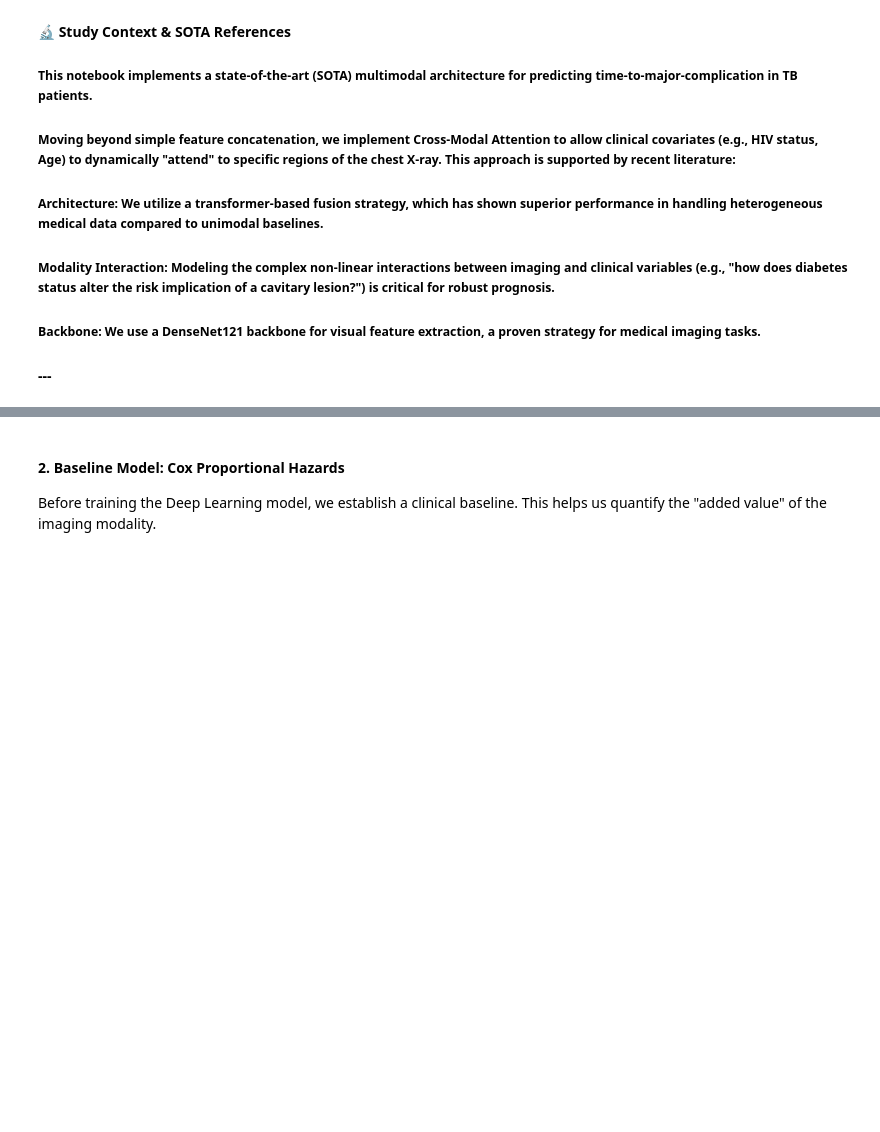
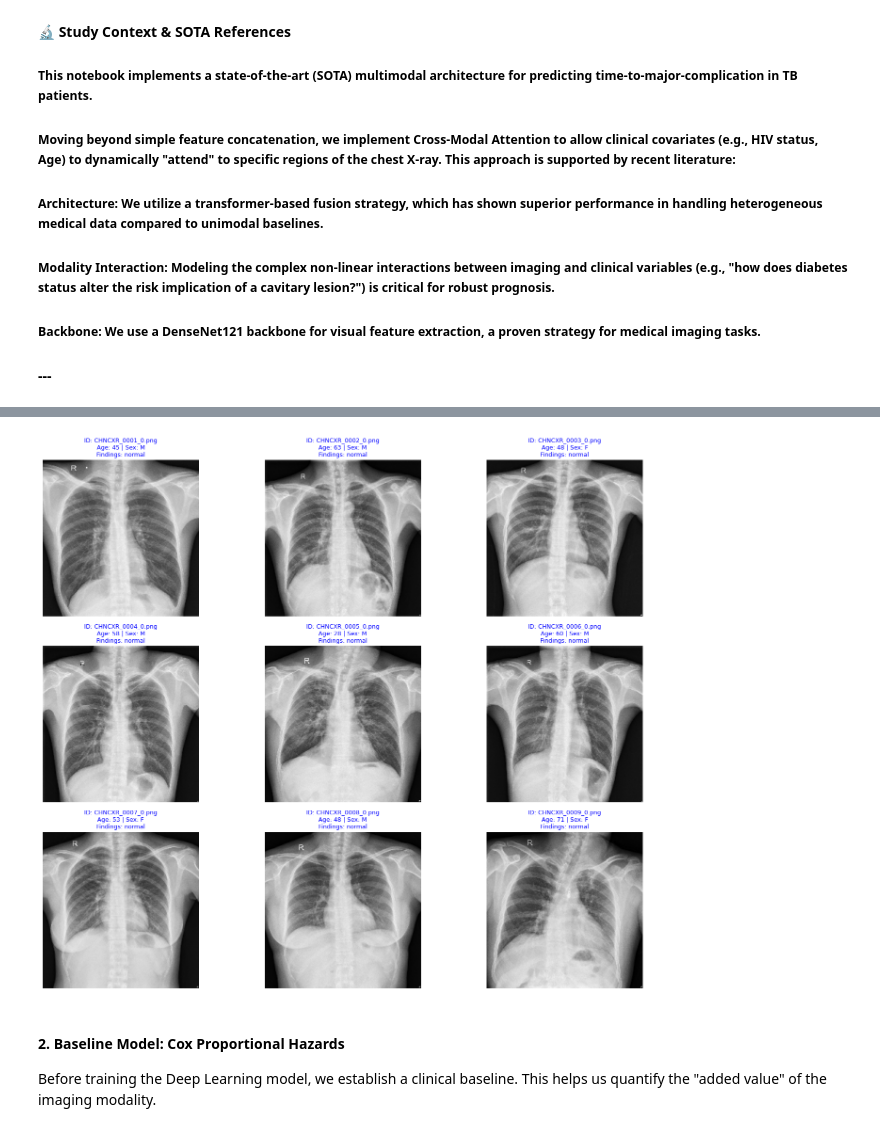
Before and after one commit to ikechukwuUE/tb-cxr-survival, a Jupyter notebook: notebooks/01_tb_cxr_survival.ipynb, the cells around one changed output, grey strips where cells are left out. Cells and saved outputs as stored; diff of their text form; code cells hidden in the pictures; blank space fills up the shorter version.

Commit message:
Generated our synthetic hybrid dataset using the shenzhen images, its metadata containing its age and sex and our create_matched_dataframe function

```diff
--- a/notebooks/01_tb_cxr_survival.ipynb
+++ b/notebooks/01_tb_cxr_survival.ipynb
@@ -96,0 +134,48 @@ print(f"Total Images Found: {len(df)}")
+# %%
+# ==========================================
+# CELL 5: Visualize Data
+# ==========================================
+import matplotlib.pyplot as plt
+
+# 1. Grab the first batch of images
+# Since label_mode=None, this only returns the image tensor
+for batch_images in ds_images.take(1):
+    images = batch_images.numpy()
+    # images shape: (BATCH_SIZE, 224, 224, 3)
+
+# 2. Grab the corresponding metadata
+# Because shuffle=False, the first batch corresponds to the first N rows of df
+batch_size_actual = len(images)
+batch_metadata = df.iloc[:batch_size_actual]
+
+# 3. Plot a grid
+plt.figure(figsize=(15, 12))
+for i in range(min(batch_size_actual, 9)): # Show top 9 images
+    ax = plt.subplot(3, 3, i + 1)
+
+    # Display Image
+    plt.imshow(images[i])
+
+    # Get Info from Dataframe
+    # We use .iloc to access the row by position
+    row = batch_metadata.iloc[i]
+
+    # Create a descriptive title
+    # We truncate findings to 40 chars to keep it readable
+    findings_txt = str(row['findings'])
+    if len(findings_txt) > 40:
+        findings_txt = findings_txt[:37] + "..."
+
+    title_text = (
+        f"ID: {row.get('study_id', 'N/A')}\n"
+        f"Age: {row['age']} | Sex: {'M' if row['sex']==1 else 'F'}\n"
+        f"Findings: {findings_txt}"
+    )
+
+    plt.title(title_text, fontsize=9, color='blue')
+    plt.axis("off")
+
+plt.tight_layout()
+plt.show()
+# %% [output]
+[figure, added]
```
Also changed, not shown: parts of 5 cells of this notebook, 1 other file.
